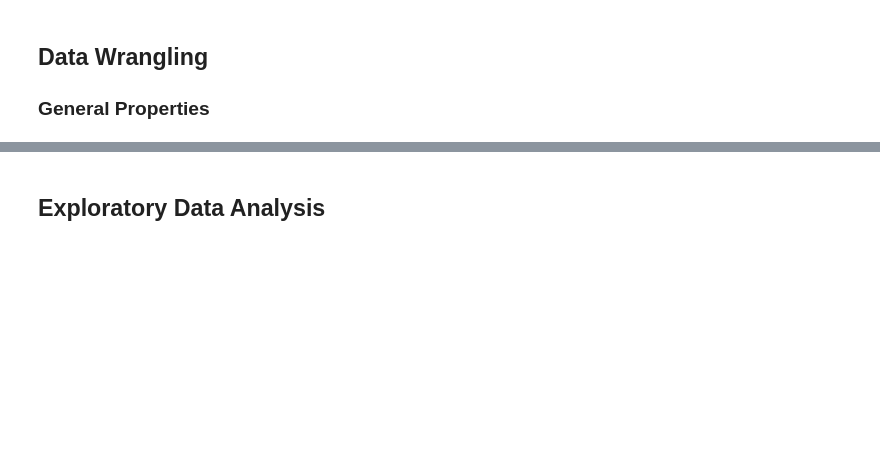
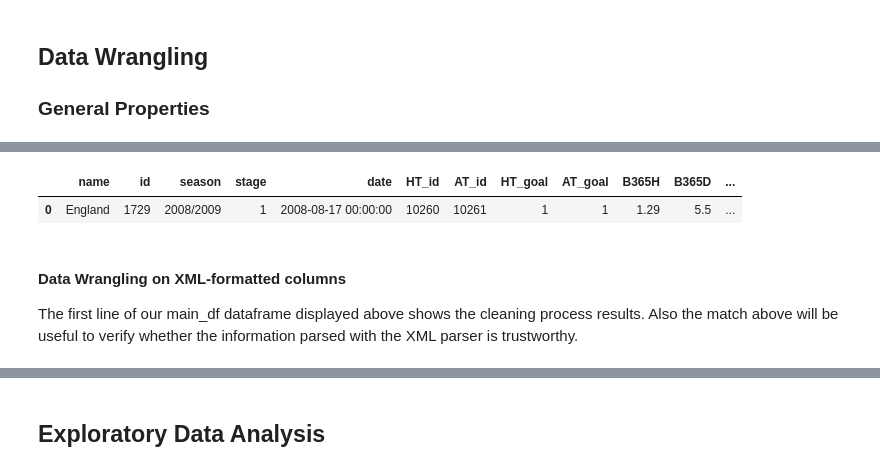
Before and after one commit to aleromar/DescriptiveFootieOdds, a Jupyter notebook: reportARM.ipynb, the cells around one changed output, grey strips where cells are left out. Cells and saved outputs as stored; diff of their text form; code cells hidden in the pictures; blank space fills up the shorter version.

```diff
--- a/reportARM.ipynb
+++ b/reportARM.ipynb
@@ -50,0 +128,6 @@ Also, worth mentioning that I've copied from [here](https://www.kaggle.com/jiezi
+# %%
+df_countries.query('name in ["England", "Italy", "Spain"]', inplace = True)
+main_df = df_countries.merge(df_matches, left_on= 'id', right_on='country_id')
+# Keep the id from matches, as we will need it for later JOINs
+main_df.rename(columns={'id_y':'id'},inplace=True)
+main_df.shape
@@ -50,0 +158,12 @@ Also, worth mentioning that I've copied from [here](https://www.kaggle.com/jiezi
+# %%
+# id_x, league_id and country_id can be removed after the JOIN operation as they are no longer required.
+redundantColumnList = ['id_x','league_id', 'country_id', 'match_api_id']
+# Also, analysing information on players will be too time consuming, so player attributes or positions won't be explored
+listToDrop = [('{}_player_{}{}'.format(side,coor,num),'{}_player_{}'.format(side,num) )
+              for side in ['home','away'] for coor in ['X','Y'] for num in range(1,12)]
+listToDrop = [x[0] for x in listToDrop ] + list(set([x[1] for x in listToDrop ])) + redundantColumnList
+# Also, there are a total of 10 bookmakers... get only the first one
+listToDrop = list(df_matches.columns[-9*3:]) + listToDrop
+main_df.drop(columns=listToDrop, inplace =True)
+main_df.info()
+print ( "\n\nAre there any duplicate lines in this dataframe: {}".format(main_df.duplicated().any()))
@@ -50,0 +196,17 @@ Also, worth mentioning that I've copied from [here](https://www.kaggle.com/jiezi
+# %%
+main_df.dropna(inplace=True)
+goalInfo = parseXMLData('goal',main_df)
+foulsInfo = parseXMLData('foulcommit',main_df)
+cardsInfo = parseXMLData('card',main_df)
+cornerInfo = parseXMLData('corner',main_df)
+possessionInfo = parseXMLData('possession',main_df)
+main_df.drop(columns=["goal","shoton","shotoff","foulcommit","card","cross","corner","possession"],inplace=True)
+main_df.rename(columns={'home_team_api_id':'HT_id', 'away_team_api_id':'AT_id', 'home_team_goal':'HT_goal',
+                        'away_team_goal':'AT_goal'}, inplace=True)
+main_df.head(1)
+# %% [output]
+|  | name | id | season | stage | date | HT_id | AT_id | HT_goal | AT_goal | B365H | B365D | ... |
+| 0 | England | 1729 | 2008/2009 | 1 | 2008-08-17 00:00:00 | 10260 | 10261 | 1 | 1 | 1.29 | 5.5 | ... |
+# %% [markdown]
+#### Data Wrangling on XML-formatted columns
+The first line of our main_df dataframe displayed above shows the cleaning process results. Also the match above will be useful to verify whether the information parsed with the XML parser is trustworthy.
```
Also changed, not shown: parts of 25 cells of this notebook.
